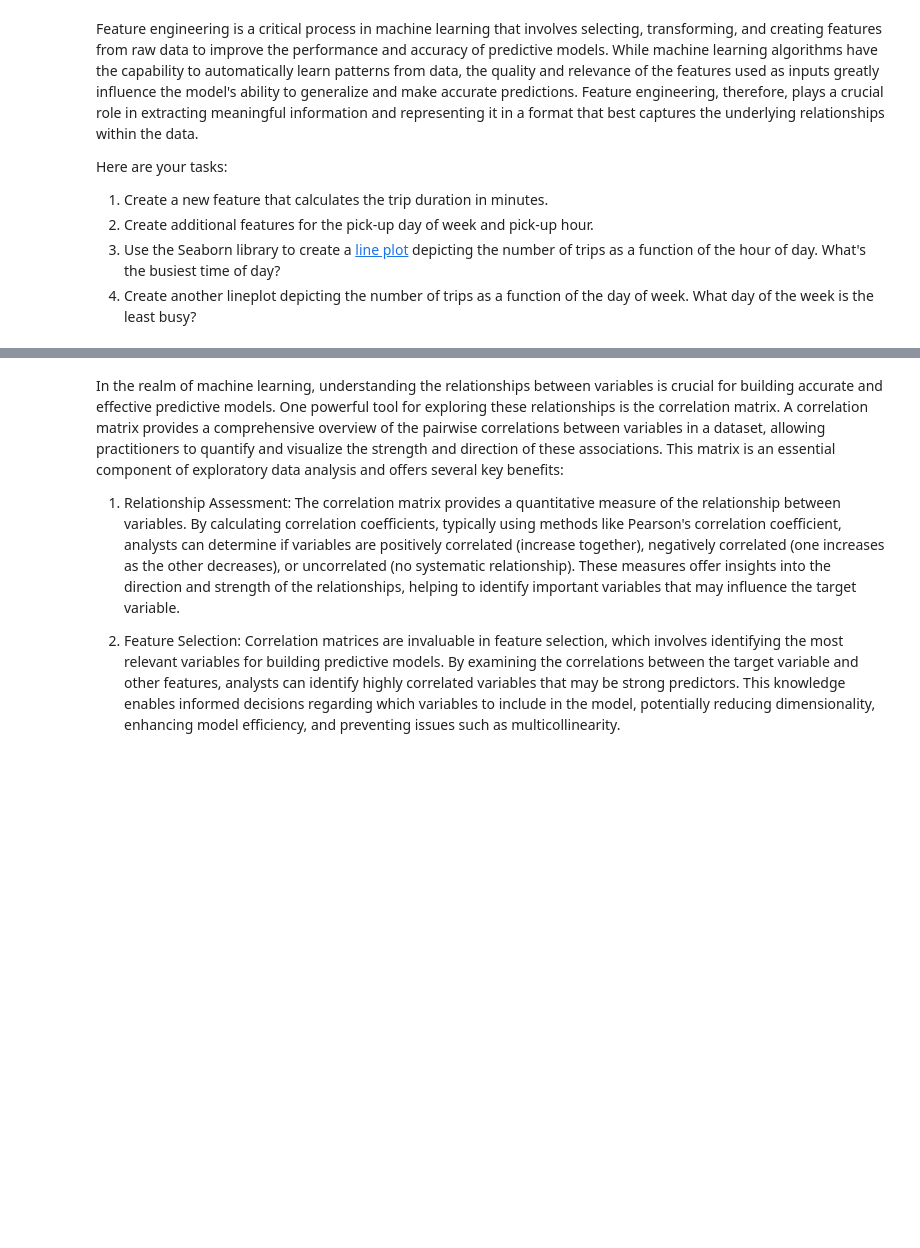
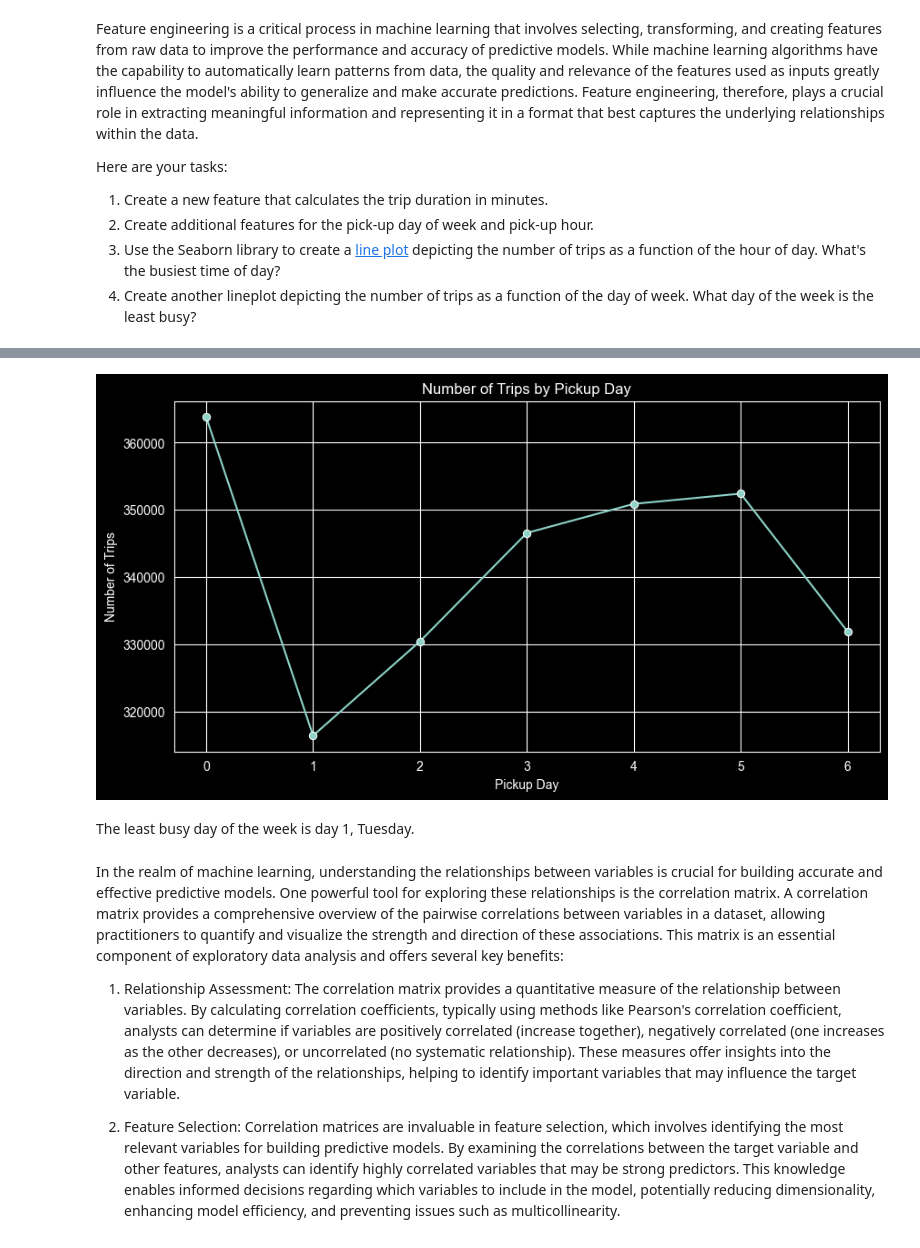
Before and after one commit to balindrarayamajhi/spring-board-mle-projects, a Jupyter notebook: Student_MLE_MiniProject_EDA.ipynb, the cells around one changed output, grey strips where cells are left out. Cells and saved outputs as stored; diff of their text form; code cells hidden in the pictures; blank space fills up the shorter version.

```diff
--- a/Student_MLE_MiniProject_EDA.ipynb
+++ b/Student_MLE_MiniProject_EDA.ipynb
@@ -122,5 +134,25 @@ nyc_taxi_df.head()
 # %%
 # Create a lineplot displaying the number of trips by pickup day
+# %%
+trips_by_pickup_day  = (
+    nyc_taxi_df.groupby('pickup_day_of_week')
+    .size()
+    .reindex(range(7), fill_value=0)
+    .reset_index(name='trip_count')
+)
+
+plt.figure(figsize=(10,5))
+sns.lineplot(data=trips_by_pickup_day, x='pickup_day_of_week', y='trip_count', marker='o')
+plt.title('Number of Trips by Pickup Day')
+plt.xlabel('Pickup Day')
+plt.ylabel('Number of Trips')
+plt.xticks(range(0,7))  # corrected to include Sunday (0–6)
+plt.grid(True)
+plt.show()
+# %% [output]
+[figure, added]
+# %% [markdown]
+The least busy day of the week is day 1, Tuesday.
 # %% [markdown]
 In the realm of machine learning, understanding the relationships between variables is crucial for building accurate and effective predictive models. One powerful tool for exploring these relationships is the correlation matrix. A correlation matrix provides a comprehensive overview of the pairwise correlations between variables in a dataset, allowing practitioners to quantify and visualize the strength and direction of these associations. This matrix is an essential component of exploratory data analysis and offers several key benefits:
 
```
Also changed, not shown: parts of 20 cells of this notebook.
